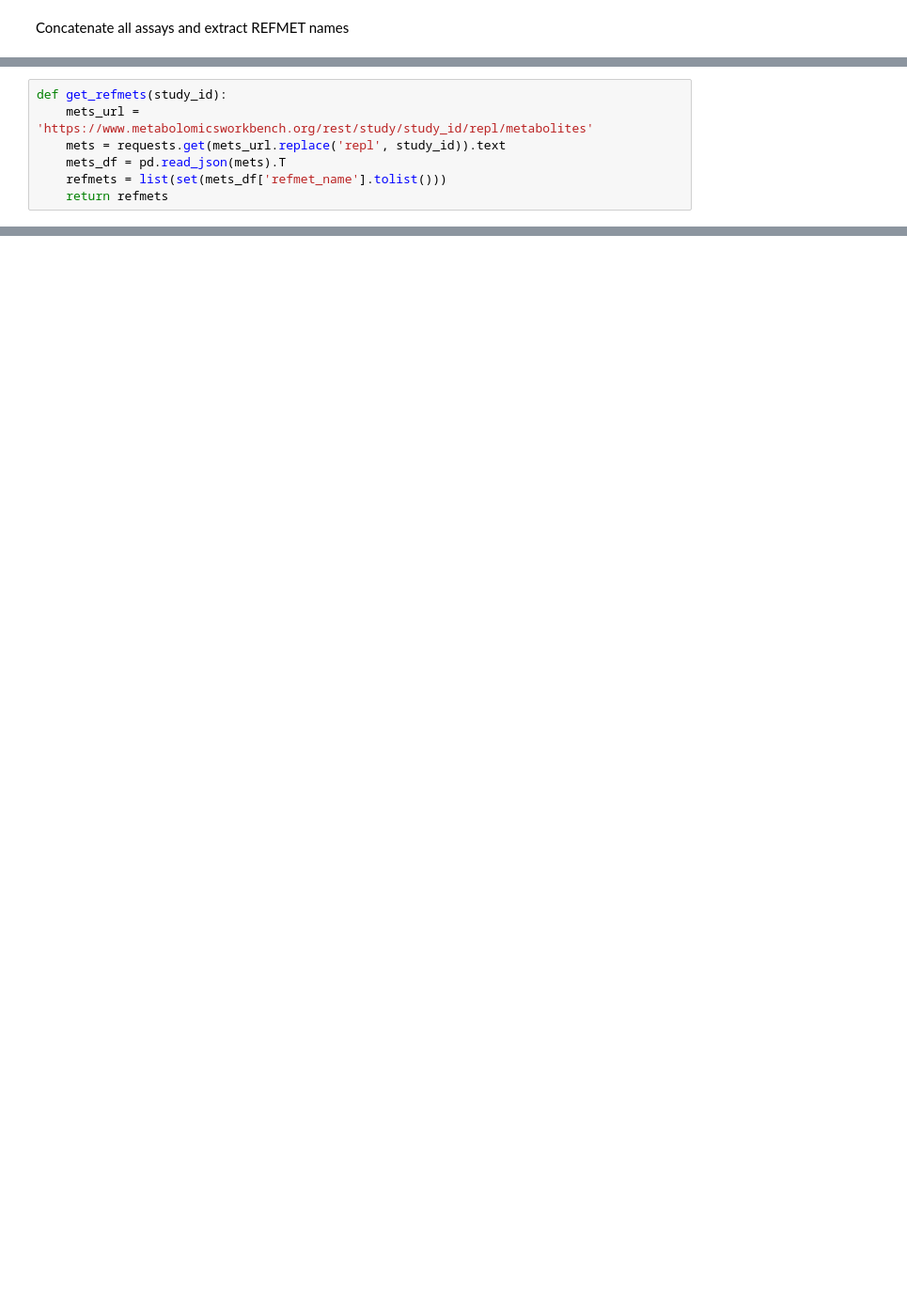
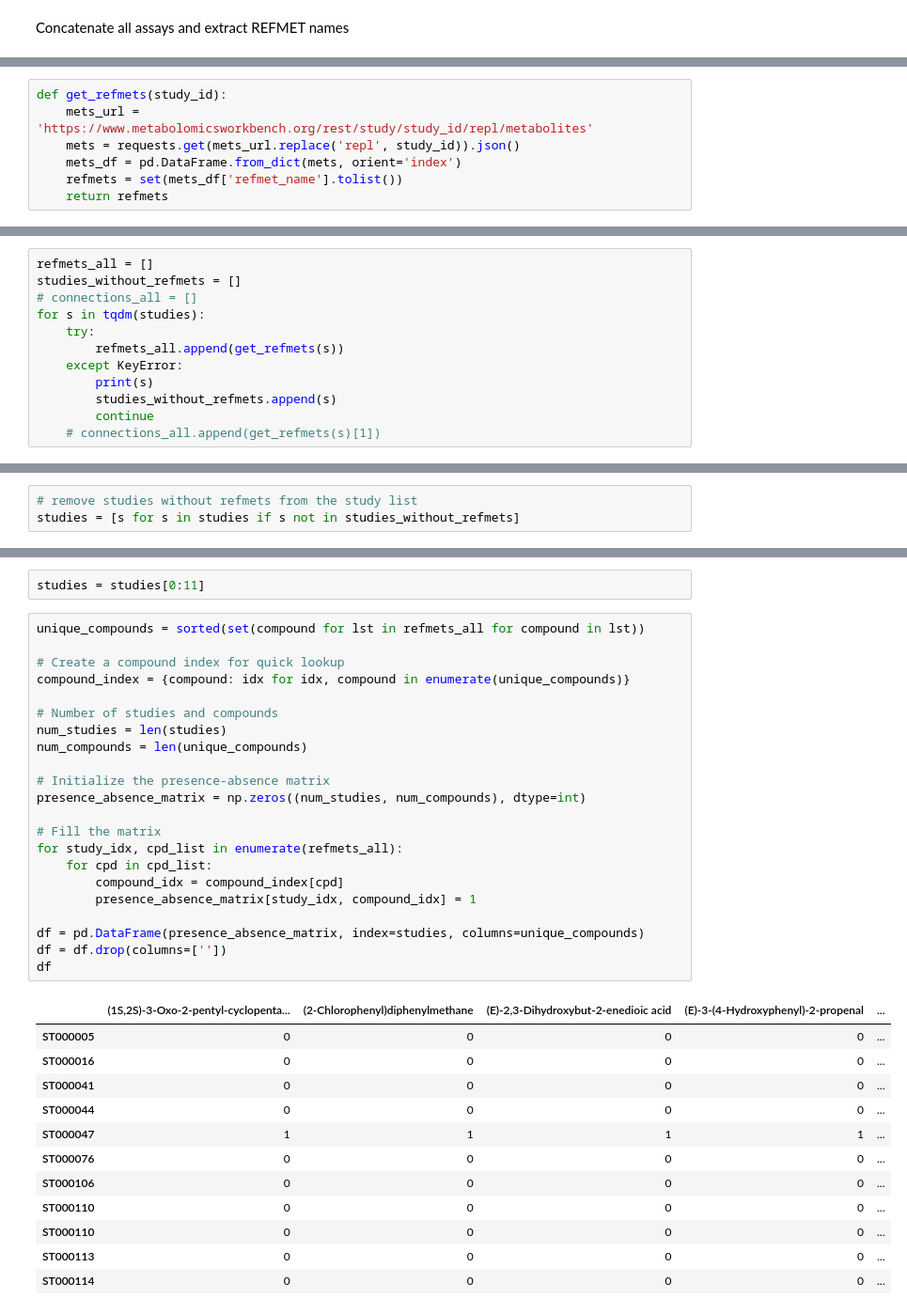
Before and after one commit to cwieder/MetHDN, a Jupyter notebook: Workbench_integration/full_disease_net.ipynb, the cells around one changed output, grey strips where cells are left out. Shown at 94% size. Drawn from its saved outputs; the diff is of its cells as text; blank space fills up the shorter version.

Commit message:
50 studies

```diff
--- a/Workbench_integration/full_disease_net.ipynb
+++ b/Workbench_integration/full_disease_net.ipynb
@@ -168,9 +154,9 @@ studies[0]
 # %%
 def get_refmets(study_id):
     mets_url = 'https://www.metabolomicsworkbench.org/rest/study/study_id/repl/metabolites'
-    mets = requests.get(mets_url.replace('repl', study_id)).text
-    mets_df = pd.read_json(mets).T
-    refmets = list(set(mets_df['refmet_name'].tolist()))
+    mets = requests.get(mets_url.replace('repl', study_id)).json()
+    mets_df = pd.DataFrame.from_dict(mets, orient='index')
+    refmets = set(mets_df['refmet_name'].tolist())
     return refmets
 # %% [markdown]
 Now we need to find a computationally efficient way to store all REFMETS from each study and then find the overlapping REFMETS between studies.
@@ -200,0 +168,12 @@ get_refmets('ST000005')
+# %%
+refmets_all = []
+studies_without_refmets = []
+# connections_all = []
+for s in tqdm(studies):
+    try:
+        refmets_all.append(get_refmets(s))
+    except KeyError:
+        print(s)
+        studies_without_refmets.append(s)
+        continue
+    # connections_all.append(get_refmets(s)[1])
@@ -200,0 +182,3 @@ get_refmets('ST000005')
+# %%
+# remove studies without refmets from the study list
+studies = [s for s in studies if s not in studies_without_refmets]
@@ -200,0 +308,37 @@ get_refmets('ST000005')
+# %%
+studies = studies[0:11]
+# %%
+unique_compounds = sorted(set(compound for lst in refmets_all for compound in lst))
+
+# Create a compound index for quick lookup
+compound_index = {compound: idx for idx, compound in enumerate(unique_compounds)}
+
+# Number of studies and compounds
+num_studies = len(studies)
+num_compounds = len(unique_compounds)
+
+# Initialize the presence-absence matrix
+presence_absence_matrix = np.zeros((num_studies, num_compounds), dtype=int)
+
+# Fill the matrix
+for study_idx, cpd_list in enumerate(refmets_all):
+    for cpd in cpd_list:
+        compound_idx = compound_index[cpd]
+        presence_absence_matrix[study_idx, compound_idx] = 1
+
+df = pd.DataFrame(presence_absence_matrix, index=studies, columns=unique_compounds)
+df = df.drop(columns=[''])
+df
+# %% [output]
+|  | (1S,2S)-3-Oxo-2-pentyl-cyclopenta... | (2-Chlorophenyl)diphenylmethane | (E)-2,3-Dihydroxybut-2-enedioic acid | (E)-3-(4-Hydroxyphenyl)-2-propenal | ... |
+| ST000005 | 0 | 0 | 0 | 0 | ... |
+| ST000016 | 0 | 0 | 0 | 0 | ... |
+| ST000041 | 0 | 0 | 0 | 0 | ... |
+| ST000044 | 0 | 0 | 0 | 0 | ... |
+| ST000047 | 1 | 1 | 1 | 1 | ... |
+| ST000076 | 0 | 0 | 0 | 0 | ... |
+| ST000106 | 0 | 0 | 0 | 0 | ... |
+| ST000110 | 0 | 0 | 0 | 0 | ... |
+| ST000110 | 0 | 0 | 0 | 0 | ... |
+| ST000113 | 0 | 0 | 0 | 0 | ... |
+| ST000114 | 0 | 0 | 0 | 0 | ... |
```
Also changed, not shown: parts of 44 cells of this notebook.
